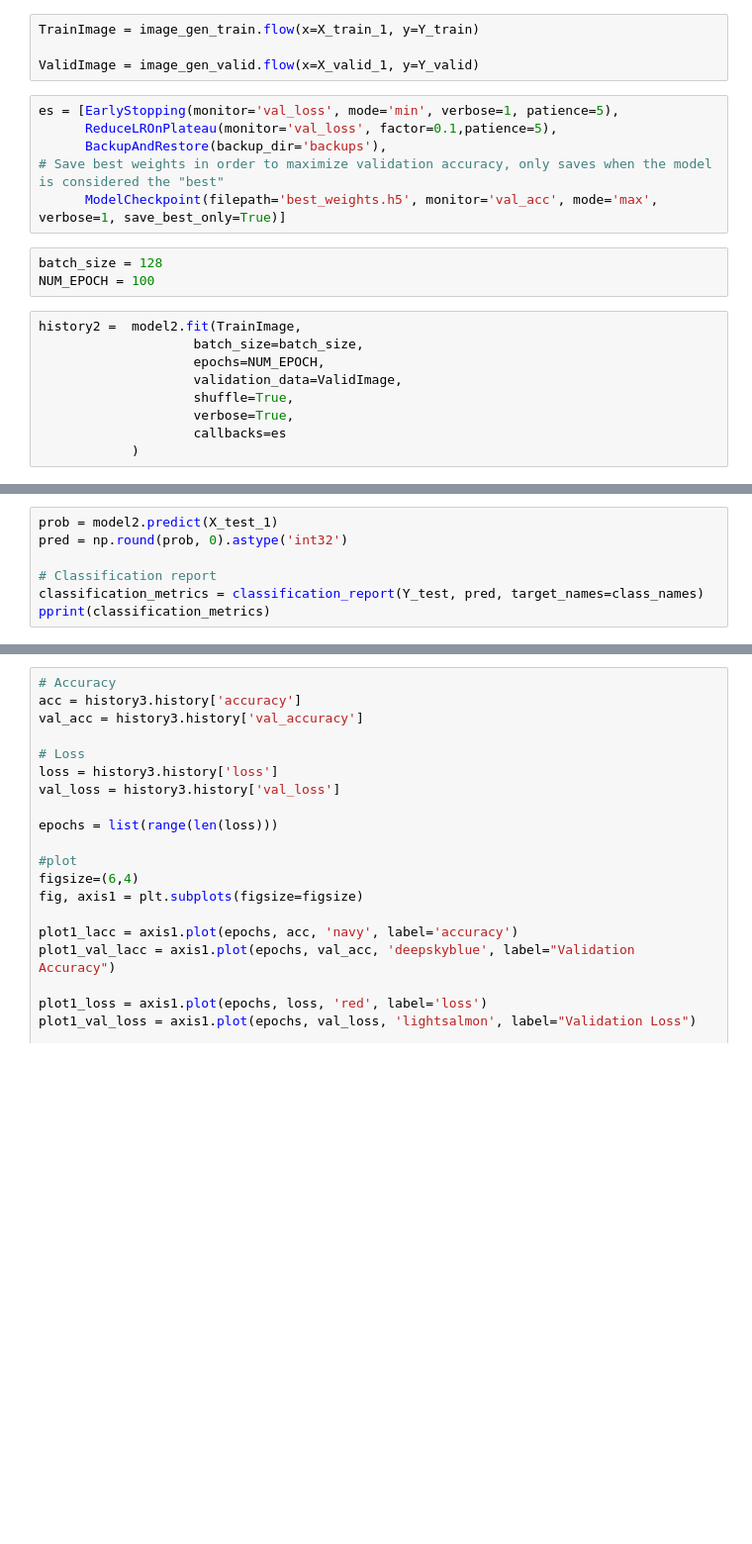
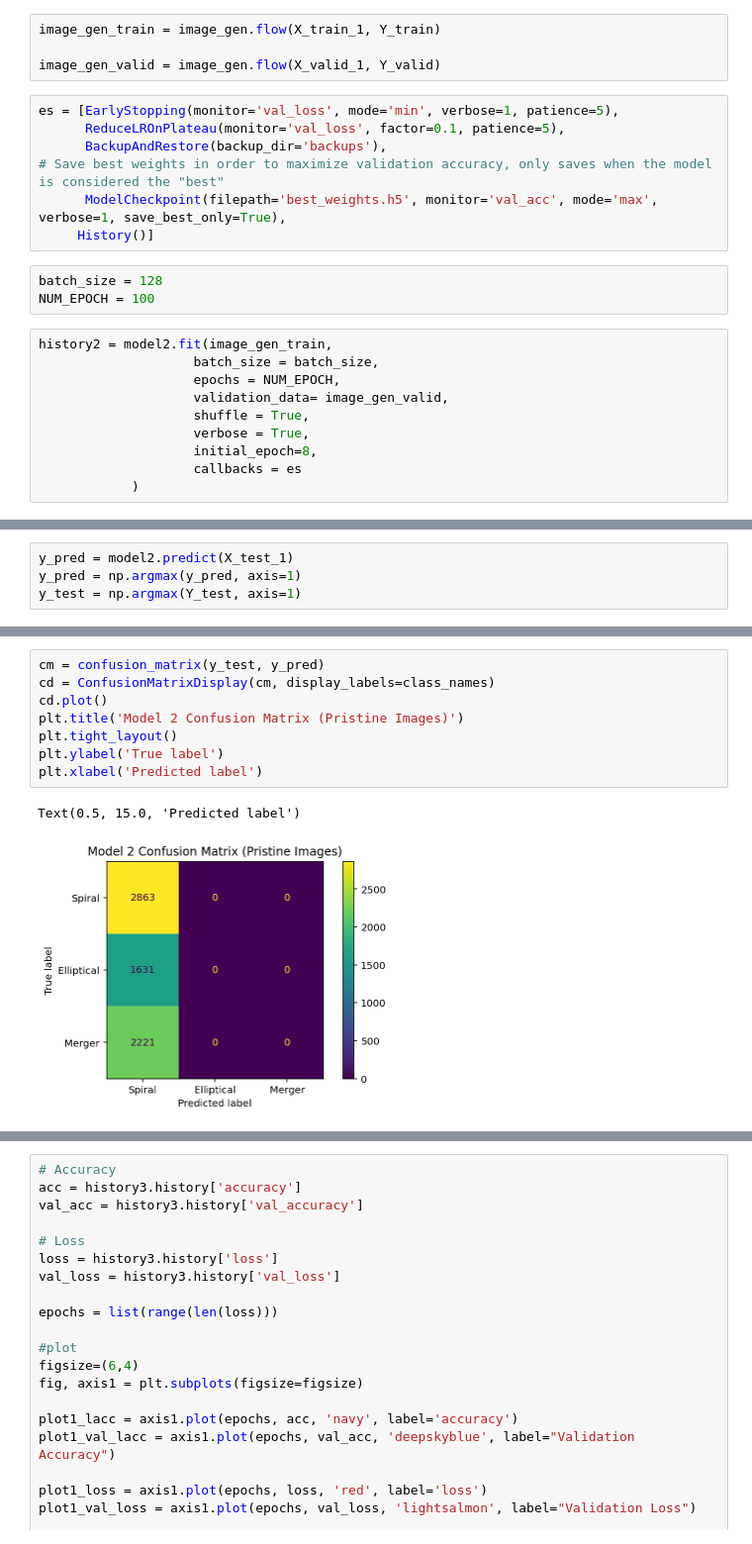
Before and after one commit to marinadunn/thesis, a Jupyter notebook: CNNs.ipynb, the cells around one changed output, grey strips where cells are left out. Shown at 99% size. Cells and saved outputs as stored; diff of their text form; blank space fills up the shorter version.

```diff
--- a/CNNs.ipynb
+++ b/CNNs.ipynb
@@ -616,23 +638,25 @@ image_gen_valid = ImageDataGenerator(
 # %%
-TrainImage = image_gen_train.flow(x=X_train_1, y=Y_train)
+image_gen_train = image_gen.flow(X_train_1, Y_train)
 
-ValidImage = image_gen_valid.flow(x=X_valid_1, y=Y_valid)
+image_gen_valid = image_gen.flow(X_valid_1, Y_valid)
 # %%
 es = [EarlyStopping(monitor='val_loss', mode='min', verbose=1, patience=5),
-      ReduceLROnPlateau(monitor='val_loss', factor=0.1,patience=5),
+      ReduceLROnPlateau(monitor='val_loss', factor=0.1, patience=5),
       BackupAndRestore(backup_dir='backups'),
 # Save best weights in order to maximize validation accuracy, only saves when the model is considered the "best"
-      ModelCheckpoint(filepath='best_weights.h5', monitor='val_acc', mode='max', verbose=1, save_best_only=True)]
+      ModelCheckpoint(filepath='best_weights.h5', monitor='val_acc', mode='max', verbose=1, save_best_only=True),
+     History()]
 # %%
 batch_size = 128
 NUM_EPOCH = 100
 # %%
-history2 =  model2.fit(TrainImage,
-                    batch_size=batch_size,
-                    epochs=NUM_EPOCH,
-                    validation_data=ValidImage,
-                    shuffle=True,
-                    verbose=True,
-                    callbacks=es
+history2 = model2.fit(image_gen_train,
+                    batch_size = batch_size,
+                    epochs = NUM_EPOCH,
+                    validation_data= image_gen_valid,
+                    shuffle = True,
+                    verbose = True,
+                    initial_epoch=8,
+                    callbacks = es
             )
 # %% [output]
@@ -704,7 +747,4 @@ TypeError: 'NoneType' object is not subscriptable
 # %%
-prob = model2.predict(X_test_1)
-pred = np.round(prob, 0).astype('int32')
-
-# Classification report
-classification_metrics = classification_report(Y_test, pred, target_names=class_names)
-pprint(classification_metrics)
+y_pred = model2.predict(X_test_1)
+y_pred = np.argmax(y_pred, axis=1)
+y_test = np.argmax(Y_test, axis=1)
@@ -710,0 +754,11 @@ pprint(classification_metrics)
+# %%
+cm = confusion_matrix(y_test, y_pred)
+cd = ConfusionMatrixDisplay(cm, display_labels=class_names)
+cd.plot()
+plt.title('Model 2 Confusion Matrix (Pristine Images)')
+plt.tight_layout()
+plt.ylabel('True label')
+plt.xlabel('Predicted label')
+# %% [output]
+Text(0.5, 15.0, 'Predicted label')
+[figure, added]
```
Also changed, not shown: parts of 63 cells of this notebook.
